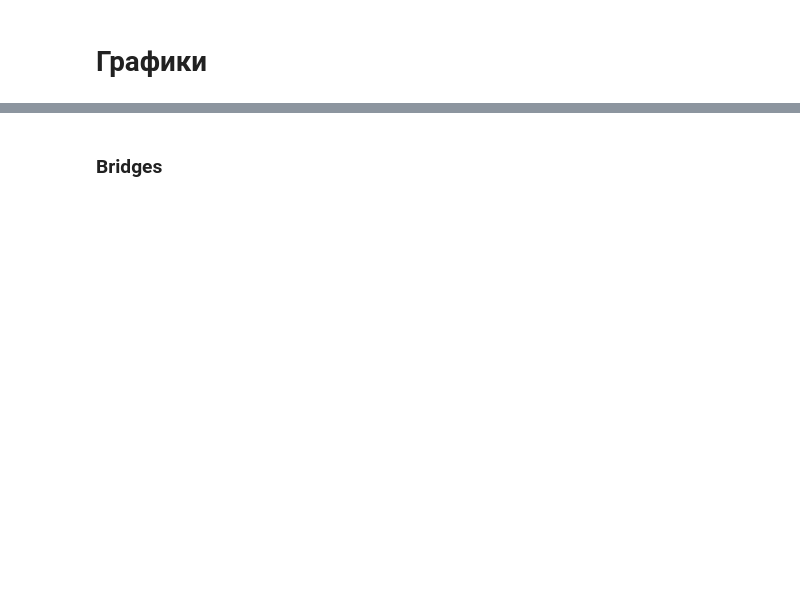
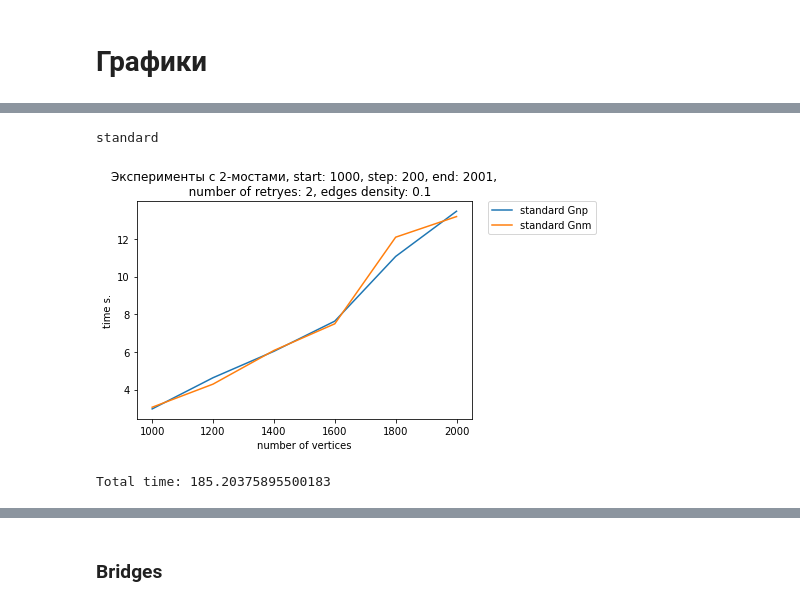
Before and after one commit to MaksimKrug/HSEAlgsLab, a Jupyter notebook: HSE_opt_lab1.ipynb, the cells around one changed output, grey strips where cells are left out. Drawn from its saved outputs; the diff is of its cells as text; code cells hidden in the pictures; blank space fills up the shorter version.

```diff
--- a/HSE_opt_lab1.ipynb
+++ b/HSE_opt_lab1.ipynb
@@ -423,0 +467,7 @@ def plot_2bridges(m_fun, start = 1000, step = 200, end = 2001, number_of_retryes
+# %%
+sort_type = "standard"
+print(f"Total time: {check_time(plot_2bridges, lambda n: 10*n)}")
+# %% [output]
+standard
+[figure, added]
+Total time: 185.20375895500183
```
Also changed, not shown: parts of 17 cells of this notebook, 1 other file.
